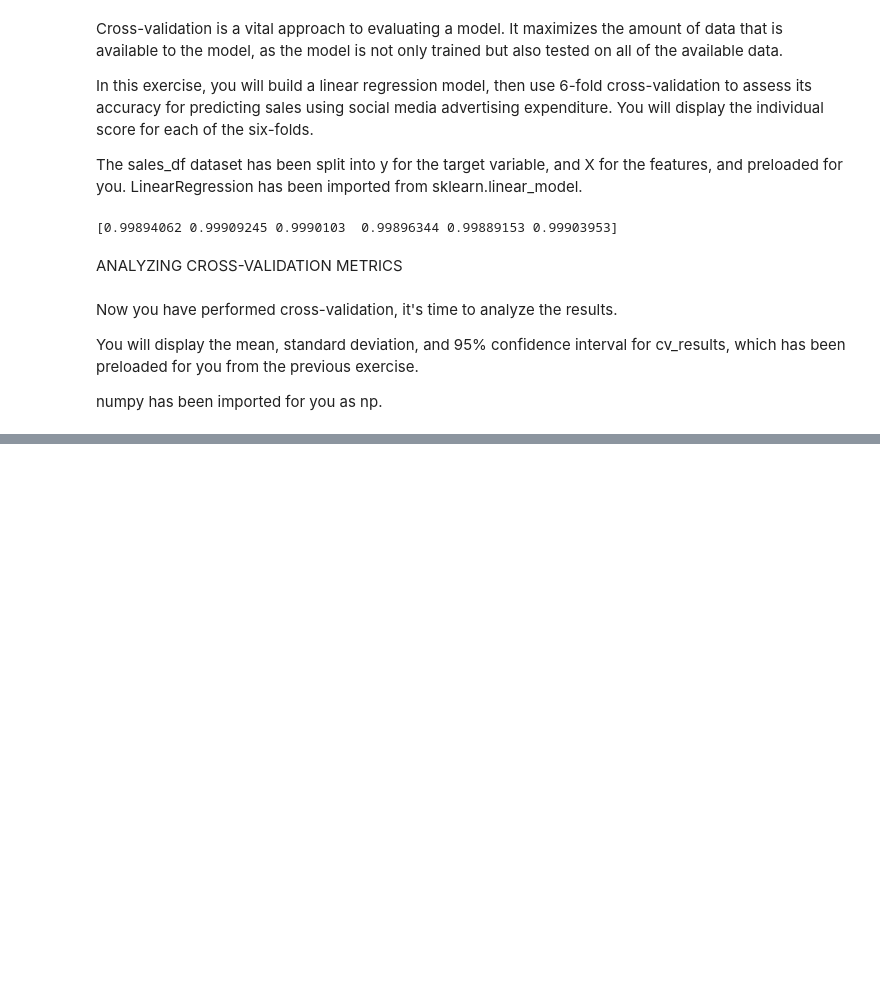
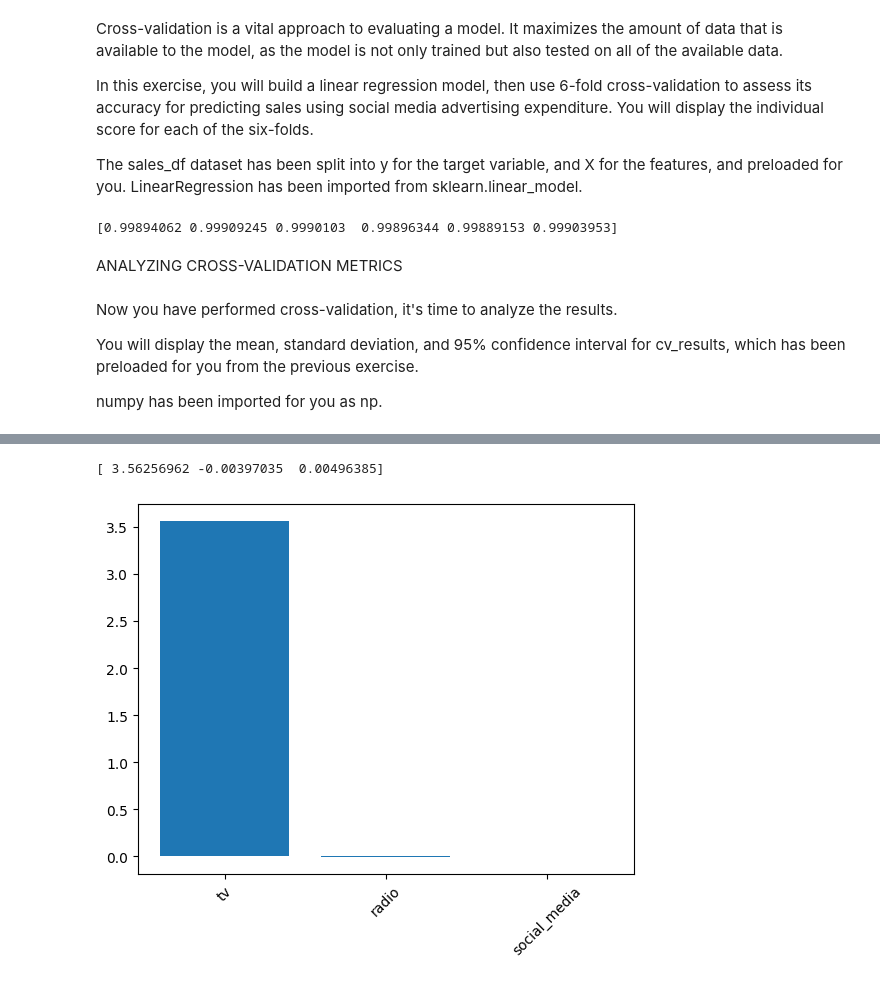
Before and after one commit to Emigbanam/Machine-Learning-Practice, a Jupyter notebook: ML Supervised Learning (Linear Regression).ipynb, the cells around one changed output, grey strips where cells are left out. Saved outputs shown, nothing was run; the diff lists cells and outputs as text; code cells hidden in the pictures; blank space fills up the shorter version.

```diff
--- a/ML Supervised Learning (Linear Regression).ipynb
+++ b/ML Supervised Learning (Linear Regression).ipynb
@@ -174,0 +231,18 @@ numpy has been imported for you as np.
+# %%
+#2. Instantiate a Lasso regressor with an alpha of 0.3.
+lasso = Lasso(alpha=0.3)
+
+#3. Fit the model to the data.
+lasso.fit(X_lr, y_lr)
+
+#4. Compute the model's coefficients, storing as lasso_coef.
+lasso_coef = lasso.fit(X_lr, y_lr).coef_
+print(lasso_coef)
+X_lr_df = sales.drop(['sales', 'influencer'], axis=1)
+sales_columns = X_lr_df.columns
+plt.bar(sales_columns, lasso_coef)
+plt.xticks(rotation=45)
+plt.show()
+# %% [output]
+[ 3.56256962 -0.00397035  0.00496385]
+[figure, added]
```
Also changed, not shown: parts of 10 cells of this notebook.
